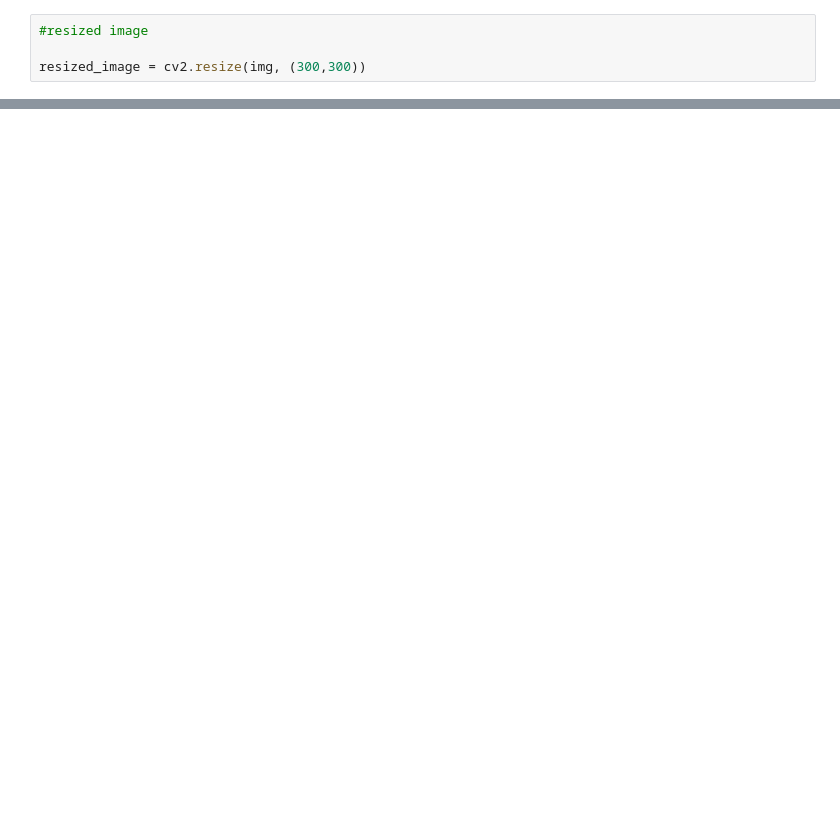
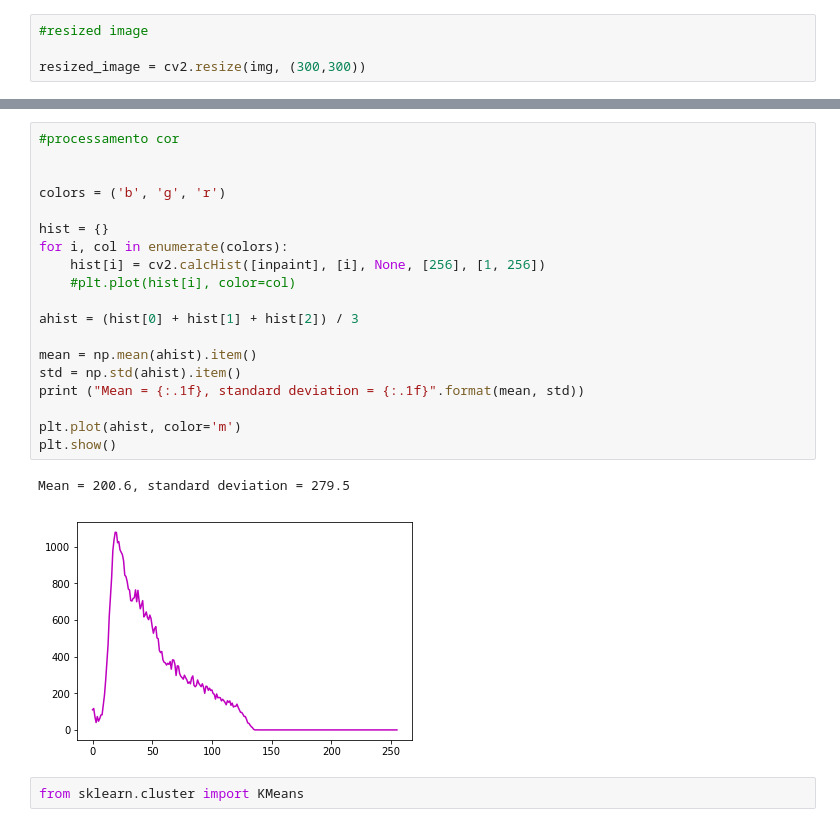
Before and after one commit to thiago092/melanoma_recognition, a Jupyter notebook: melanoma.ipynb, the cells around one changed output, grey strips where cells are left out. Saved outputs shown, nothing was run; the diff lists cells and outputs as text; blank space fills up the shorter version.

```diff
--- a/melanoma.ipynb
+++ b/melanoma.ipynb
@@ -87,0 +77,24 @@ cv2.waitKey(0)
+# %%
+#processamento cor
+
+
+colors = ('b', 'g', 'r')
+
+hist = {}
+for i, col in enumerate(colors):
+    hist[i] = cv2.calcHist([inpaint], [i], None, [256], [1, 256])
+    #plt.plot(hist[i], color=col)
+
+ahist = (hist[0] + hist[1] + hist[2]) / 3
+
+mean = np.mean(ahist).item()
+std = np.std(ahist).item()
+print ("Mean = {:.1f}, standard deviation = {:.1f}".format(mean, std))
+
+plt.plot(ahist, color='m')
+plt.show()
+# %% [output]
+Mean = 200.6, standard deviation = 279.5
+[figure, added]
+# %%
+from sklearn.cluster import KMeans
```
Also changed, not shown: parts of 17 cells of this notebook.
